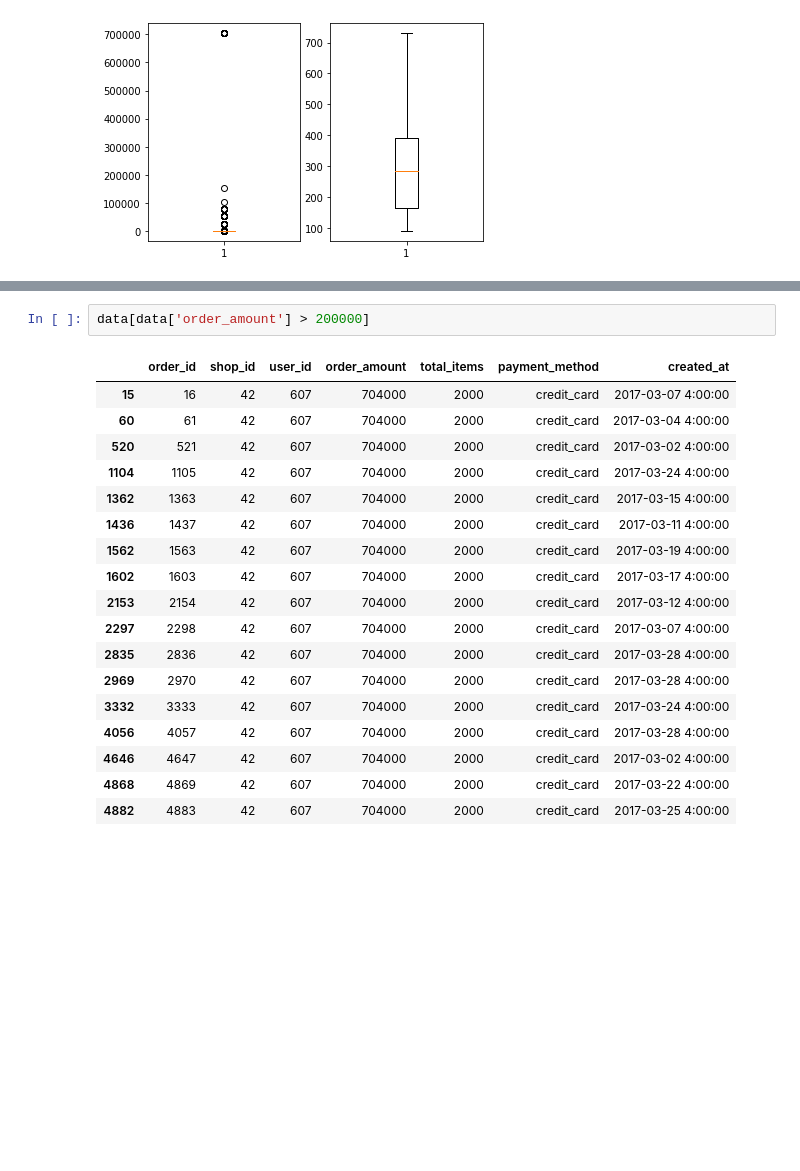
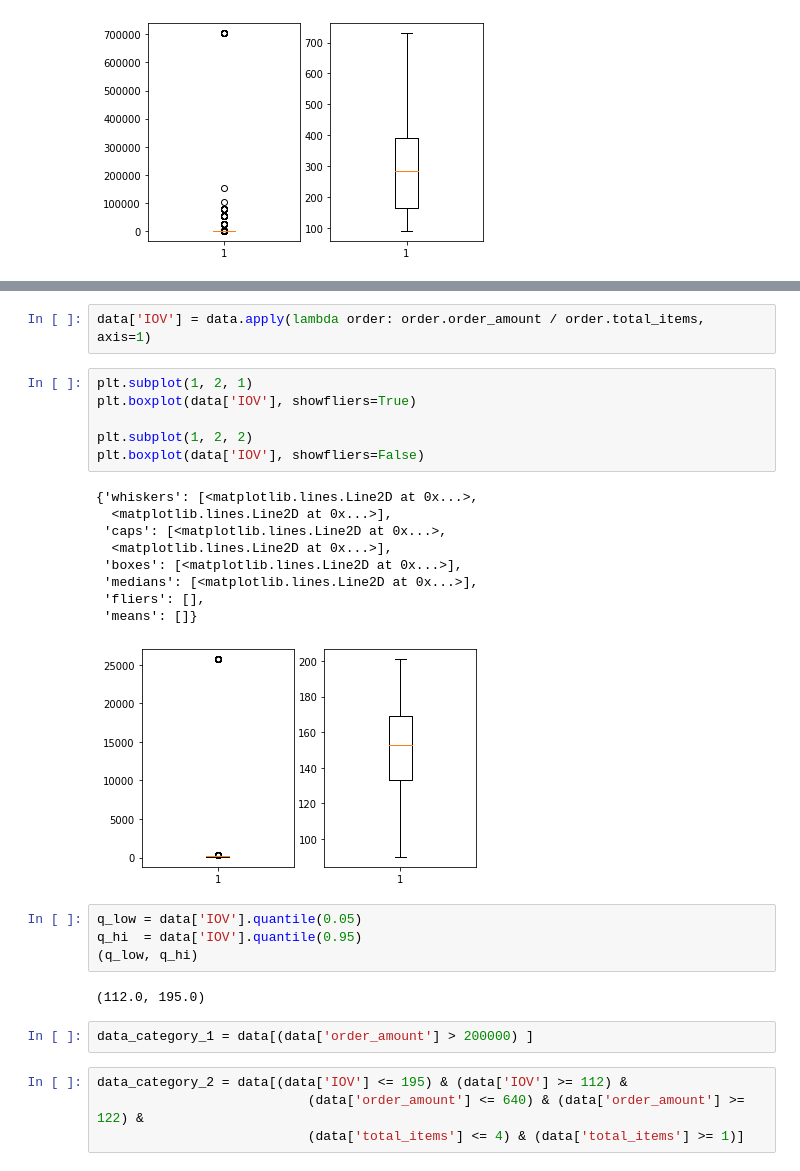
Before and after one commit to wise-bit/satrajit-shopify-data-science-2022, a Jupyter notebook: problem-1-sneakers-analysis.ipynb, the cells around one changed output, grey strips where cells are left out. Cells and saved outputs as stored; diff of their text form; blank space fills up the shorter version.

```diff
--- a/problem-1-sneakers-analysis.ipynb
+++ b/problem-1-sneakers-analysis.ipynb
@@ -45,21 +84,30 @@ plt.boxplot(data['order_amount'], showfliers=False)
+# %%
+data['IOV'] = data.apply(lambda order: order.order_amount / order.total_items, axis=1)
+# %%
+plt.subplot(1, 2, 1)
+plt.boxplot(data['IOV'], showfliers=True)
+
+plt.subplot(1, 2, 2)
+plt.boxplot(data['IOV'], showfliers=False)
+# %% [output]
+{'whiskers': [<matplotlib.lines.Line2D at 0x...>,
+  <matplotlib.lines.Line2D at 0x...>],
+ 'caps': [<matplotlib.lines.Line2D at 0x...>,
+  <matplotlib.lines.Line2D at 0x...>],
+ 'boxes': [<matplotlib.lines.Line2D at 0x...>],
+ 'medians': [<matplotlib.lines.Line2D at 0x...>],
+ 'fliers': [],
+ 'means': []}
+[figure, added]
+# %%
+q_low = data['IOV'].quantile(0.05)
+q_hi  = data['IOV'].quantile(0.95)
+(q_low, q_hi)
+# %% [output]
+(112.0, 195.0)
 # %%
-data[data['order_amount'] > 200000]
+data_category_1 = data[(data['order_amount'] > 200000) ]
-# %% [output]
-|  | order_id | shop_id | user_id | order_amount | total_items | payment_method | created_at |
-| 15 | 16 | 42 | 607 | 704000 | 2000 | credit_card | 2017-03-07 4:00:00 |
-| 60 | 61 | 42 | 607 | 704000 | 2000 | credit_card | 2017-03-04 4:00:00 |
-| 520 | 521 | 42 | 607 | 704000 | 2000 | credit_card | 2017-03-02 4:00:00 |
-| 1104 | 1105 | 42 | 607 | 704000 | 2000 | credit_card | 2017-03-24 4:00:00 |
-| 1362 | 1363 | 42 | 607 | 704000 | 2000 | credit_card | 2017-03-15 4:00:00 |
-| 1436 | 1437 | 42 | 607 | 704000 | 2000 | credit_card | 2017-03-11 4:00:00 |
-| 1562 | 1563 | 42 | 607 | 704000 | 2000 | credit_card | 2017-03-19 4:00:00 |
-| 1602 | 1603 | 42 | 607 | 704000 | 2000 | credit_card | 2017-03-17 4:00:00 |
-| 2153 | 2154 | 42 | 607 | 704000 | 2000 | credit_card | 2017-03-12 4:00:00 |
-| 2297 | 2298 | 42 | 607 | 704000 | 2000 | credit_card | 2017-03-07 4:00:00 |
-| 2835 | 2836 | 42 | 607 | 704000 | 2000 | credit_card | 2017-03-28 4:00:00 |
-| 2969 | 2970 | 42 | 607 | 704000 | 2000 | credit_card | 2017-03-28 4:00:00 |
-| 3332 | 3333 | 42 | 607 | 704000 | 2000 | credit_card | 2017-03-24 4:00:00 |
-| 4056 | 4057 | 42 | 607 | 704000 | 2000 | credit_card | 2017-03-28 4:00:00 |
-| 4646 | 4647 | 42 | 607 | 704000 | 2000 | credit_card | 2017-03-02 4:00:00 |
-| 4868 | 4869 | 42 | 607 | 704000 | 2000 | credit_card | 2017-03-22 4:00:00 |
-| 4882 | 4883 | 42 | 607 | 704000 | 2000 | credit_card | 2017-03-25 4:00:00 |
+# %%
+data_category_2 = data[(data['IOV'] <= 195) & (data['IOV'] >= 112) &
+                           (data['order_amount'] <= 640) & (data['order_amount'] >= 122) &
+                           (data['total_items'] <= 4) & (data['total_items'] >= 1)]
```
Also changed, not shown: parts of 11 cells of this notebook.
